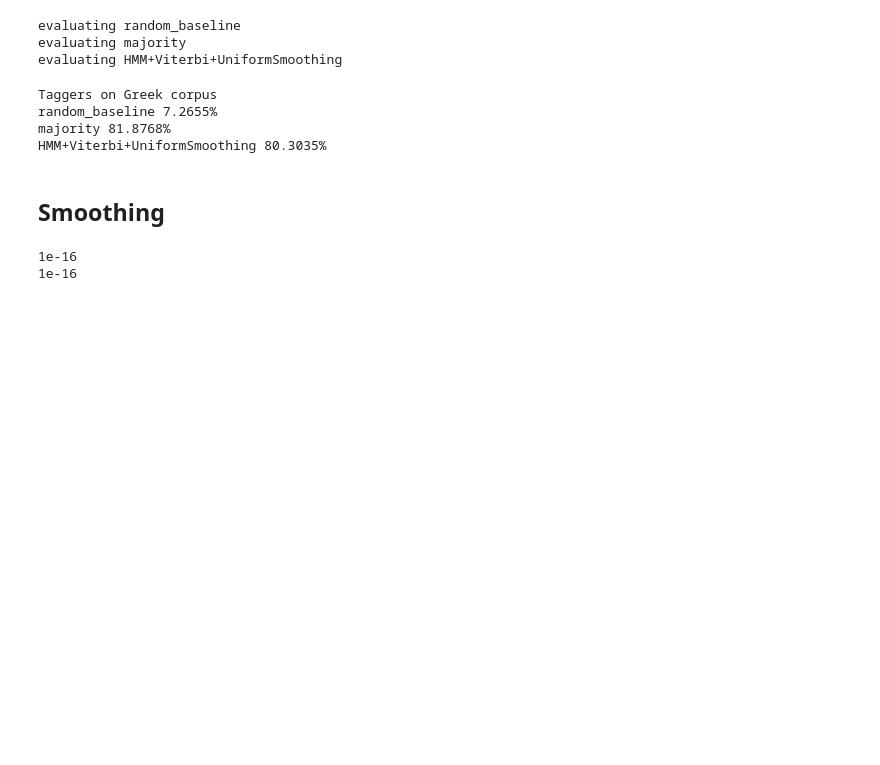
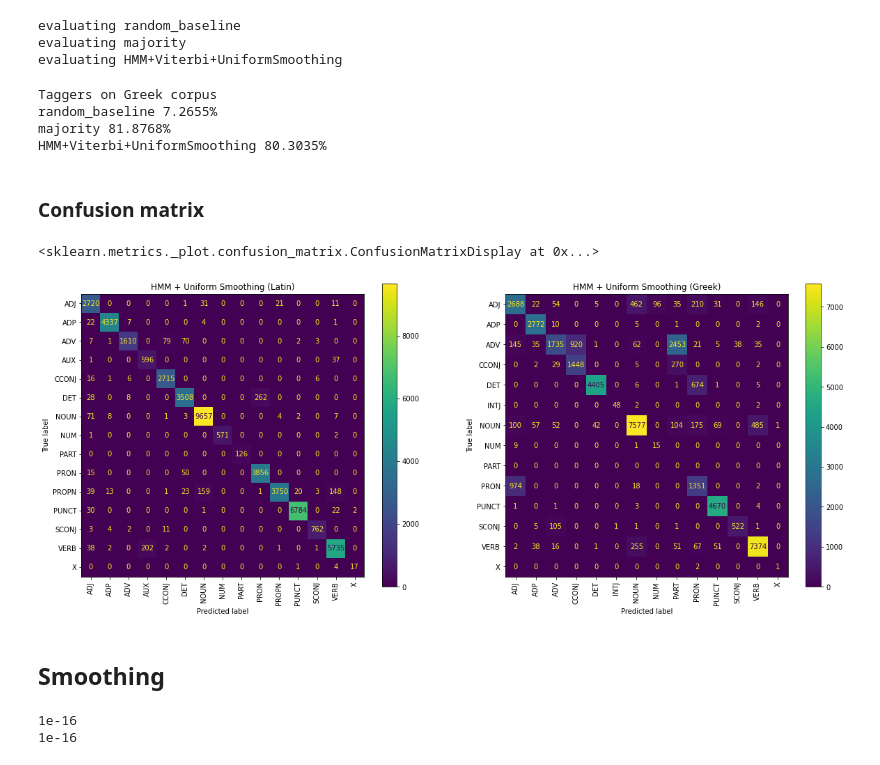
Before and after one commit to PRFina/TLN1920, a Jupyter notebook: Mazzei/esercitazione1/esercitazione.ipynb, the cells around one changed output. Cells and saved outputs as stored; diff of their text form; code cells hidden in the pictures; blank space fills up the shorter version.

Commit message:
add confusion matrices plot

```diff
--- a/Mazzei/esercitazione1/esercitazione.ipynb
+++ b/Mazzei/esercitazione1/esercitazione.ipynb
@@ -357,3 +357,32 @@ Taggers on Greek corpus
 random_baseline 7.2655%
 majority 81.8768%
 HMM+Viterbi+UniformSmoothing 80.3035%
+# %% [markdown]
+### Confusion matrix
+# %%
+from sklearn.metrics import ConfusionMatrixDisplay
+import matplotlib.pyplot as plt
+
+LATIN_TAGSET = ['ADJ', 'ADP', 'ADV', 'AUX', 'CCONJ', 'DET', 'NOUN',
+                'NUM', 'PART', 'PRON', 'PROPN', 'PUNCT', 'SCONJ', 'VERB', 'X']
+
+GREEK_TAGSET = ['ADJ', 'ADP', 'ADV', 'CCONJ', 'DET', 'INTJ', 'NOUN', 'NUM',
+                'PART', 'PRON', 'PUNCT', 'SCONJ', 'VERB', 'X']
+
+conf_mat_latin = stats_taggers_latin["HMM+Viterbi+UniformSmoothing"]["confusion_matrix"]
+conf_mat_greek = stats_taggers_greek["HMM+Viterbi+UniformSmoothing"]["confusion_matrix"]
+
+conf_mat_latin = ConfusionMatrixDisplay(confusion_matrix=conf_mat_latin, display_labels=LATIN_TAGSET)
+conf_mat_greek = ConfusionMatrixDisplay(confusion_matrix=conf_mat_greek, display_labels=GREEK_TAGSET)
+
+
+fig, axes =  plt.subplots(1,2,figsize=(20,8))
+
+axes[0].set(title="HMM + Uniform Smoothing (Latin)")
+axes[1].set(title="HMM + Uniform Smoothing (Greek)")
+
+conf_mat_latin.plot(ax=axes[0], xticks_rotation="vertical")
+conf_mat_greek.plot(ax=axes[1], xticks_rotation="vertical")
+# %% [output]
+<sklearn.metrics._plot.confusion_matrix.ConfusionMatrixDisplay at 0x...>
+[figure, added]
```
Also changed, not shown: parts of 1 cell of this notebook.
